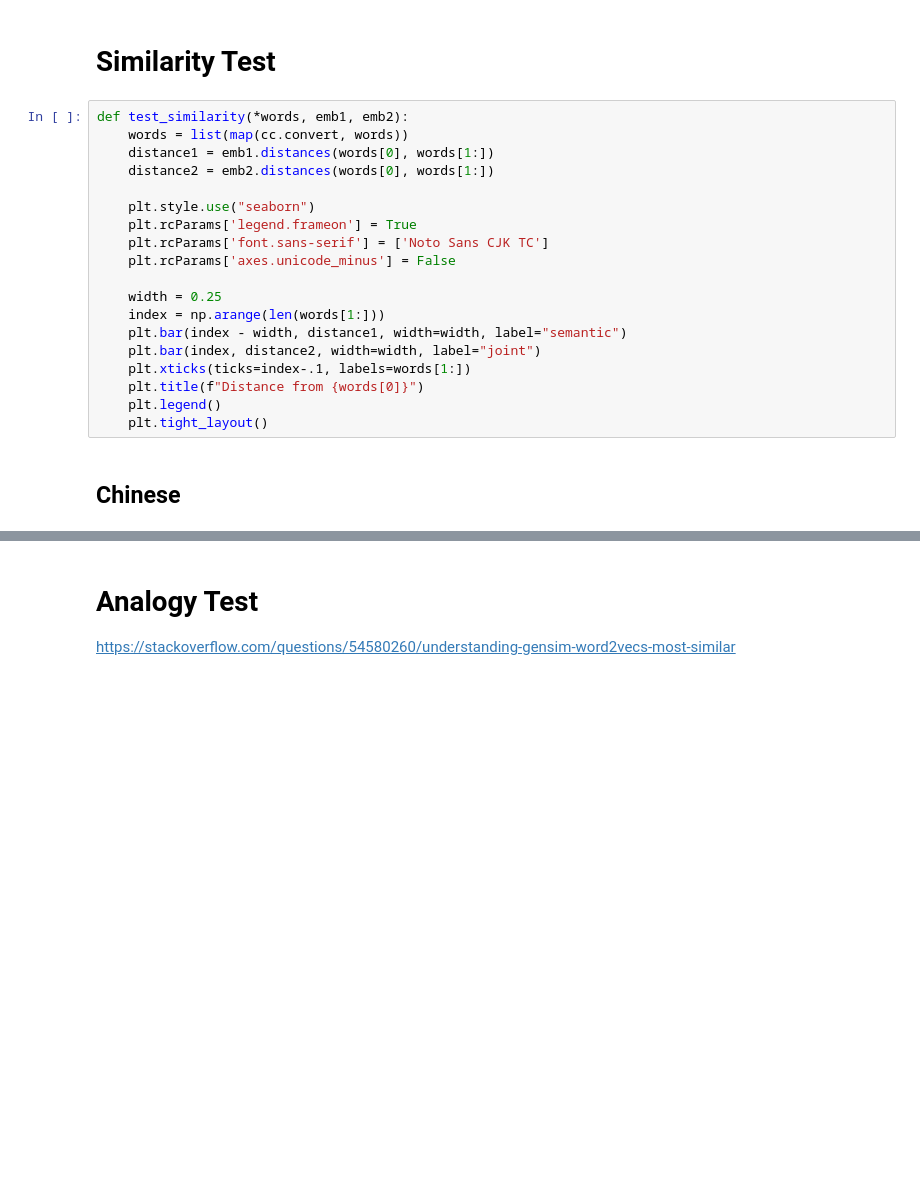
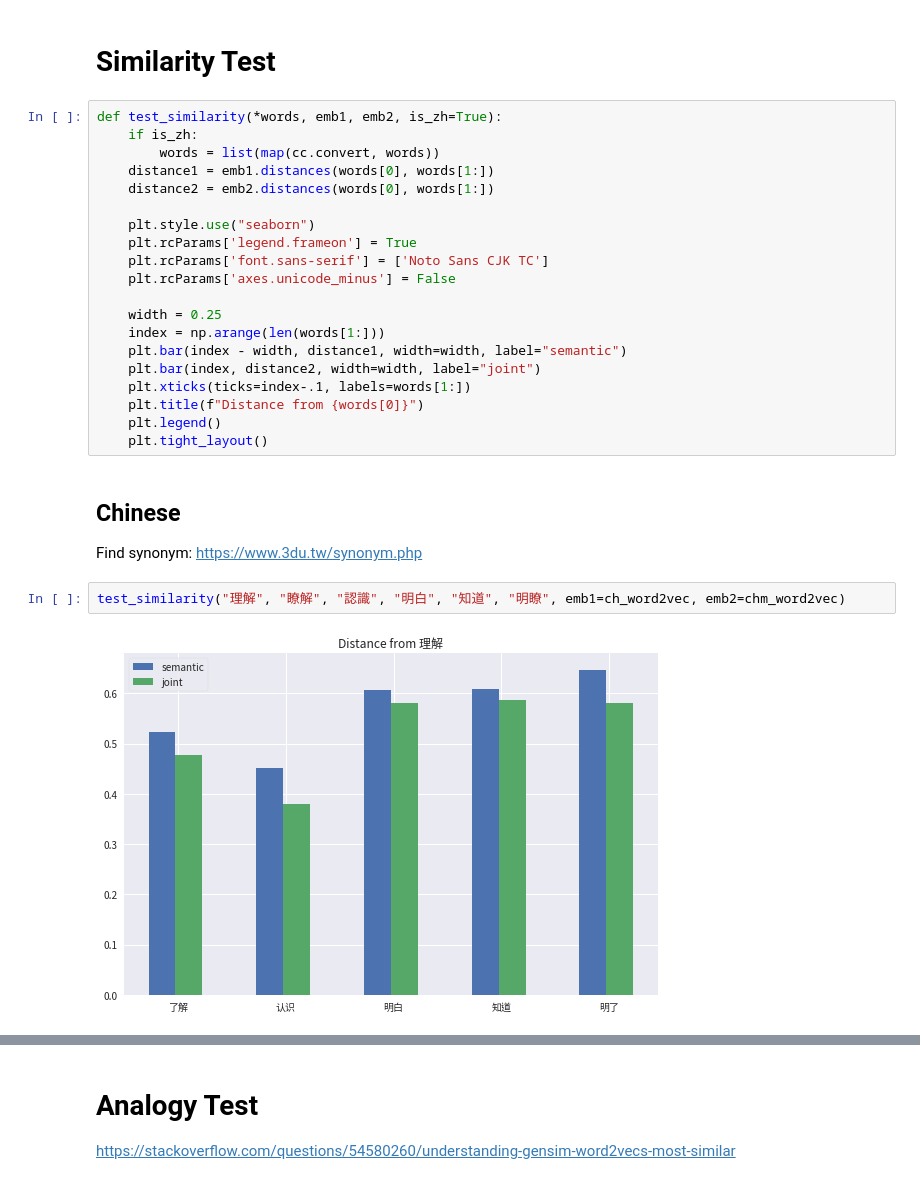
Before and after one commit to windsuzu/Joint-Semantic-Phonetic-Embedding, a Jupyter notebook: experiments/main/analyze_embedding.ipynb, the cells around one changed output, grey strips where cells are left out. Cells and saved outputs as stored; diff of their text form; blank space fills up the shorter version.

```diff
--- a/experiments/main/analyze_embedding.ipynb
+++ b/experiments/main/analyze_embedding.ipynb
@@ -173,8 +140,9 @@ def create_embedding_heatmap(word2vec, words: List[str], features=20):
 # %% [markdown]
 # Similarity Test
 # %%
-def test_similarity(*words, emb1, emb2):
-    words = list(map(cc.convert, words))
+def test_similarity(*words, emb1, emb2, is_zh=True):
+    if is_zh:
+        words = list(map(cc.convert, words))
     distance1 = emb1.distances(words[0], words[1:])
     distance2 = emb2.distances(words[0], words[1:])
 
@@ -191,6 +159,12 @@ def test_similarity(*words, emb1, emb2):
     plt.title(f"Distance from {words[0]}")
     plt.legend()
     plt.tight_layout()
-# %% [markdown]
-## Chinese
+# %% [markdown]
+## Chinese
+
+Find synonym: https://www.3du.tw/synonym.php
+# %%
+test_similarity("理解", "瞭解", "認識", "明白", "知道", "明瞭", emb1=ch_word2vec, emb2=chm_word2vec)
+# %% [output]
+[figure, added]
 # %%
```
Also changed, not shown: parts of 42 cells of this notebook.
